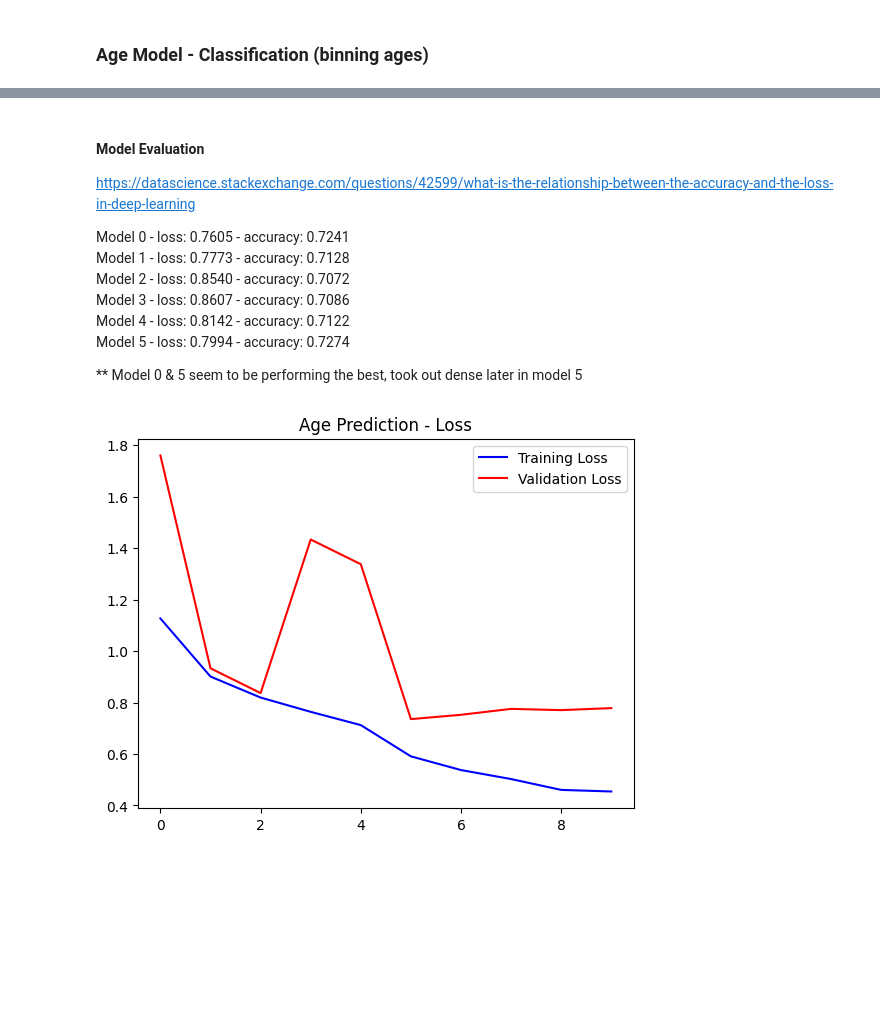
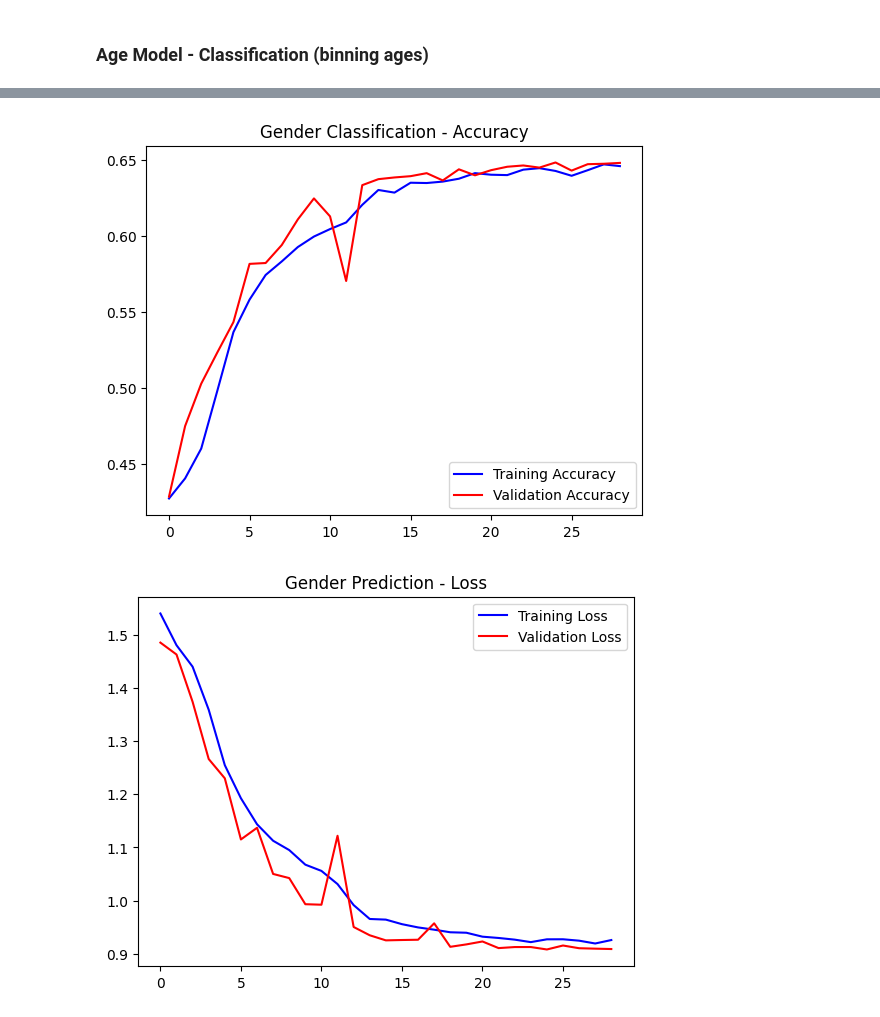
Before and after one commit to mking2014/final-4449-king, a Jupyter notebook: age_binning.ipynb, the cells around one changed output, grey strips where cells are left out. Drawn from its saved outputs; the diff is of its cells as text; code cells hidden in the pictures; blank space fills up the shorter version.

Commit message:
Age classification model

```diff
--- a/age_binning.ipynb
+++ b/age_binning.ipynb
@@ -55,7 +62,7 @@ Drive already mounted at /content/drive; to attempt to forcibly remount, call dr
 # %% [markdown]
 Gender: Male = 0, Female = 1
 # %%
-df = pd.read_csv('/content/drive/MyDrive/comp4449_final/content 2/data/age_gender.csv')
+df = pd.read_csv('/content/drive/MyDrive/comp4449_final/data/age_gender.csv')
 df = df.drop(columns = ['img_name'])
 print(f"Dataset size: {df.shape}")
 df.head()
@@ -174,7 +177,7 @@ print(test.shape)
 
 X_train = train['pixels']
 # normalizing pixels data
-X_train = X_train/255
+X_train = X_train/255.0
 
 # reshape images
 X_train = np.array(X_train.tolist())
@@ -184,7 +187,7 @@ print(f"Shape of training images: {X_train.shape}")
 
 X_test = test['pixels']
 # normalizing pixels data
-X_test = X_test/255
+X_test = X_test/255.0
 
 # reshape images
 X_test = np.array(X_test.tolist())
@@ -375,11 +460,14 @@ Predicted age: 884.4923095703125
 # %%
 age_model = Sequential([
+
+    RandomFlip(mode = 'horizontal', seed = 27, input_shape = (input_shape)),
+    RandomFlip(mode = 'vertical', seed = 27),
+    RandomRotation(factor = 0.1, fill_mode='nearest', seed = 27),
+    RandomContrast(factor = 0.1, seed = 27),
 
     # convolutional layers
     Conv2D(32, kernel_size=(3, 3), activation='relu', input_shape = (input_shape)),
     MaxPooling2D(pool_size=(2, 2)),
-
-    BatchNormalization(),
 
     Conv2D(64, kernel_size=(3, 3), activation='relu', padding = 'same'),
     MaxPooling2D(pool_size=(2, 2)),
@@ -390,13 +478,18 @@ age_model = Sequential([
     Conv2D(256, kernel_size=(3, 3), activation='relu', padding = 'same'),
     MaxPooling2D(pool_size=(2, 2)),
 
-    BatchNormalization(),
+    Conv2D(512, kernel_size=(3, 3), activation='relu', padding = 'same'),
+    Conv2D(512, kernel_size=(3, 3), activation='relu', padding = 'same'),
+    MaxPooling2D(pool_size=(2, 2)),
 
     Flatten(),
 
-    # Dense(256, activation = 'relu'),
+    Dense(512, activation = 'relu'),
+    Dense(256, activation = 'relu'),
+    Dropout(0.2),
     Dense(128, activation = 'relu'),
-    Dropout(0.4),
+    Dense(64, activation = 'relu'),
+    Dropout(0.5),
 
     Dense(num_classes, activation = 'softmax')
 
@@ -428,10 +521,11 @@ tensorboard_callback = tf.keras.callbacks.TensorBoard(logdir, histogram_freq=1)
 
 callbacks = [tensorboard_callback,
              EarlyStopping(patience=4, monitor='val_loss', mode='min'),
-             ReduceLROnPlateau(patience=2, verbose=1)]
+             ReduceLROnPlateau(patience=2, verbose=1, monitor='val_accuracy')]
 
+#Fit on normal dataset
 history = age_model.fit(X_train, y_train_age_binned,
-                        epochs=30,
+                        epochs=50,
                         batch_size=32,
                         callbacks=callbacks,
                         validation_data=(X_test, y_test_age_binned))
@@ -462,16 +556,3 @@ age_model.save('/content/drive/MyDrive/comp4449_final/content 2/models/age/5')
 # # # notebook.display(port=6006, height=1000)
 # %load_ext tensorboard
 # %tensorboard --logdir logs
-# %% [markdown]
-#### Model Evaluation
-
-https://datascience.stackexchange.com/questions/42599/what-is-the-relationship-between-the-accuracy-and-the-loss-in-deep-learning
-
-Model 0 - loss: 0.7605 - accuracy: 0.7241 <br>
-Model 1 - loss: 0.7773 - accuracy: 0.7128 <br>
-Model 2 - loss: 0.8540 - accuracy: 0.7072 <br>
-Model 3 - loss: 0.8607 - accuracy: 0.7086 <br>
-Model 4 - loss: 0.8142 - accuracy: 0.7122 <br>
-Model 5 - loss: 0.7994 - accuracy: 0.7274 <br>
-
-** Model 0 & 5 seem to be performing the best, took out dense later in model 5
@@ -503,12 +559,24 @@ def predict_age(age, label, img):
 # %%
+acc = history.history['accuracy']
+val_acc = history.history['val_accuracy']
+epochs = range(len(acc))
+
+plt.plot(epochs, acc, 'b', label='Training Accuracy')
+plt.plot(epochs, val_acc, 'r', label='Validation Accuracy')
+plt.title('Gender Classification - Accuracy')
+plt.legend()
+plt.figure()
+
+
 loss = history.history['loss']
 val_loss = history.history['val_loss']
 epochs = range(len(loss))
 
 plt.plot(epochs, loss, 'b', label='Training Loss')
 plt.plot(epochs, val_loss, 'r', label='Validation Loss')
-plt.title('Age Prediction - Loss')
+plt.title('Gender Prediction - Loss')
 plt.legend()
 plt.show()
 # %% [output]
-[figure, old version]
+[figure, new version]
+[figure, added]
```
Also changed, not shown: parts of 50 cells of this notebook.
